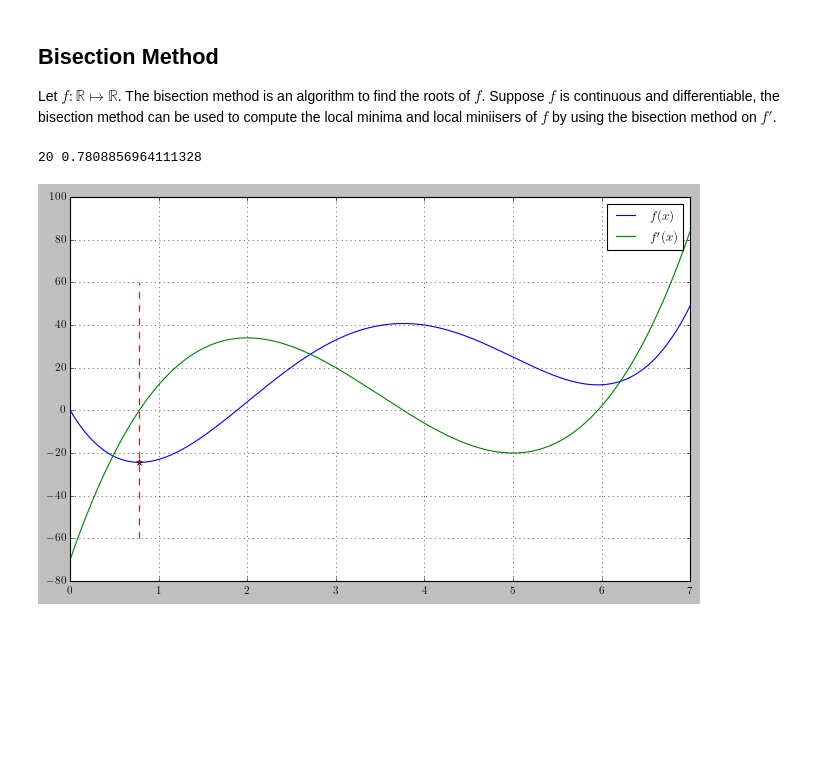
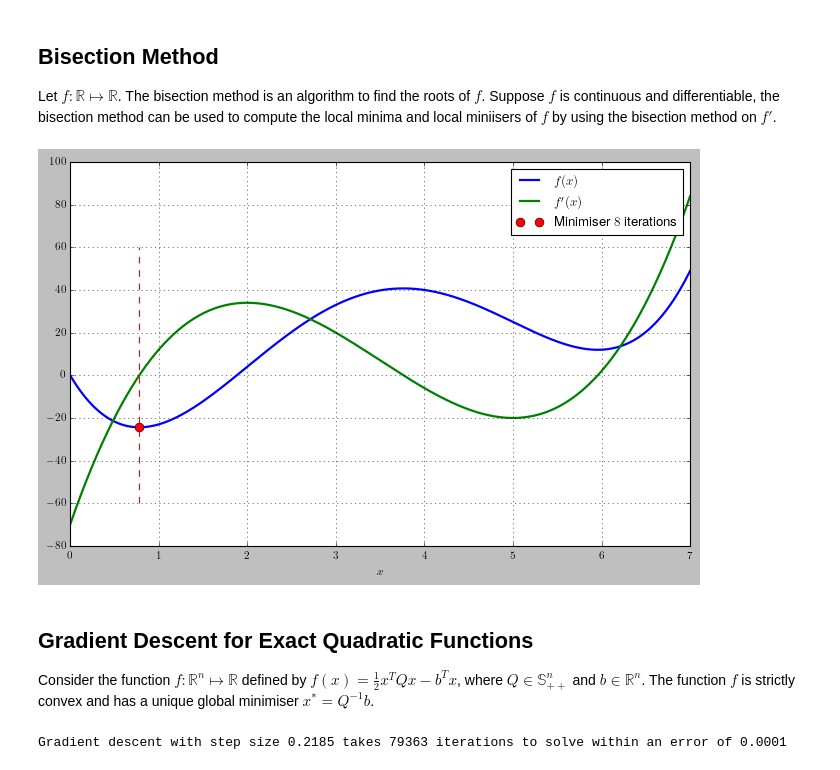
Before and after one commit to kamath-abhijith/ML_Toolbox, a Jupyter notebook: optimisation/main_descent.ipynb, the cells around one changed output. Cells and saved outputs as stored; diff of their text form; code cells hidden in the pictures; blank space fills up the shorter version.

```diff
--- a/optimisation/main_descent.ipynb
+++ b/optimisation/main_descent.ipynb
@@ -49,29 +49,30 @@ def grad_f(x):
     return 4*x**3 - 42*x**2 + 120*x - 70
 
 # Bisection method to find stationary points
-tol = 0.000001
-max_iterations = 20
+tol = 0.01
+max_iterations = 100
 interval = (0,2)
 iter, root = bisect(interval,tol,max_iterations)
-
-print(iter, root)
-# %% [output]
-20 0.7808856964111328
 # %%
 ## PLOTS: BISECTION METHOD
 style.use('classic')
 
 rcParams['text.usetex'] = True
 rcParams.update({'font.size': 10})
 rcParams['text.latex.preamble'] = [r'\usepackage{tgheros}']
 
 plt.figure(figsize=(10,6))
-plt.plot(x,f(x),color='blue',label=r"$f(x)$")
-plt.plot(x,grad_f(x),color='green',label=r"$f'(x)$")
+plt.plot(x,f(x),color='blue', linewidth=2, label=r"$f(x)$")
+plt.plot(x,grad_f(x),color='green', linewidth=2, label=r"$f'(x)$")
 plt.plot(root*np.ones(100), np.linspace(-60,60,100), '--r')
-plt.plot(root,f(root),'*',color='red')
+plt.plot(root,f(root),'o', markersize=8, color='red', label=r"Minimiser $%d$ iterations"%(iter))
+plt.xlabel(r"$x$")
 plt.grid()
 plt.legend()
 plt.show()
 # %% [output]
-[figure, old version]
+[figure, new version]
+# %% [markdown]
+## Gradient Descent for Exact Quadratic Functions
+
+Consider the function $f: \mathbb{R}^n \mapsto \mathbb{R}$ defined by $f(x) = \frac{1}{2}x^TQx - b^Tx$, where $Q\in \mathbb{S}_{++}^n$ and $b\in\mathbb{R}^n$. The function $f$ is strictly convex and has a unique global minimiser $x^* = Q^{-1}b$.
@@ -77,0 +93,22 @@ plt.show()
+# %%
+## EXAMPLE: GRADIENT DESCENT FOR EXACT QUADRATIC FUNCTIONS
+
+# Define quadratic function
+Q = np.array([[2.3346, 1.1384, 2.5606, 1.4507],
+             [1.1384, 0.7860, 1.2743, 0.9531],
+             [2.5606, 1.2743, 2.8147, 1.6487],
+             [1.4507, 0.9531, 1.6487, 1.8123]])
+b = np.array([0.4218, 0.9157, -0.7922, 0.9595])
+
+# Closed form solution to the minimiser
+x_sol = np.linalg.solve(Q,b)
+
+# Gradient descent approximation to the minimiser
+x_init = np.array([-135.1150, -4.5224, 130.1168, -5.6879])
+step_size = 0.2185
+tol = 0.0001
+num_iter, x_gd = grad_desc_quad(x_init, x_sol, step_size, tol)
+
+print("Gradient descent with step size %.4f takes %d iterations to solve within an error of %.4f"%(step_size, num_iter, tol))
+# %% [output]
+Gradient descent with step size 0.2185 takes 79363 iterations to solve within an error of 0.0001
```
Also changed, not shown: parts of 4 cells of this notebook, 2 other files.
